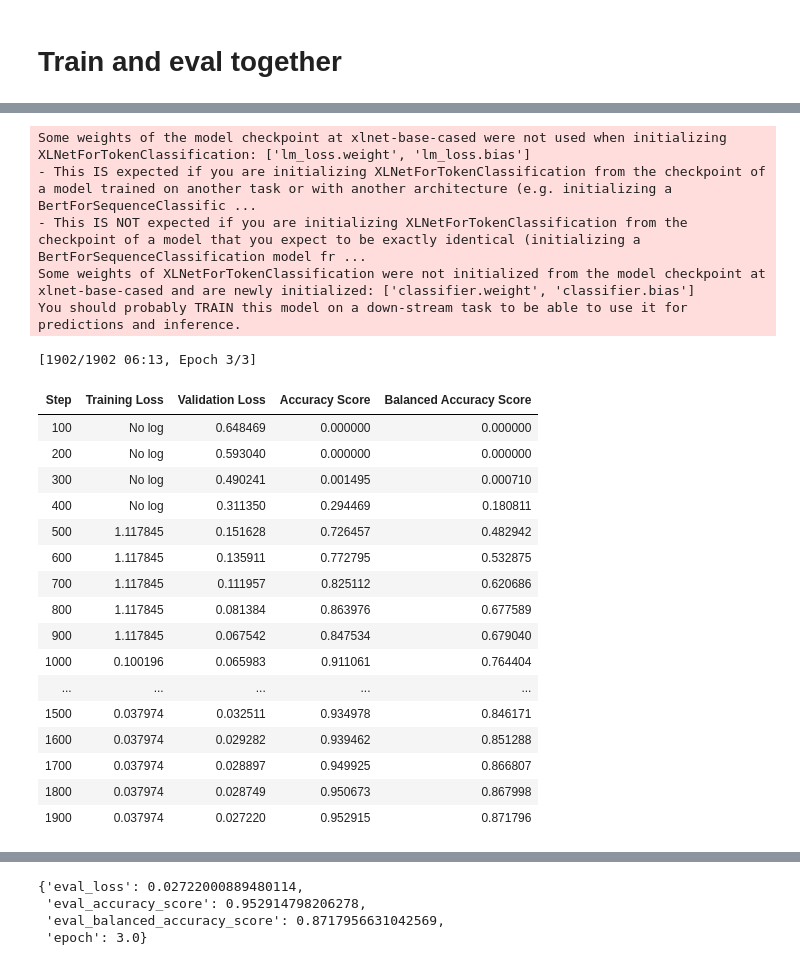
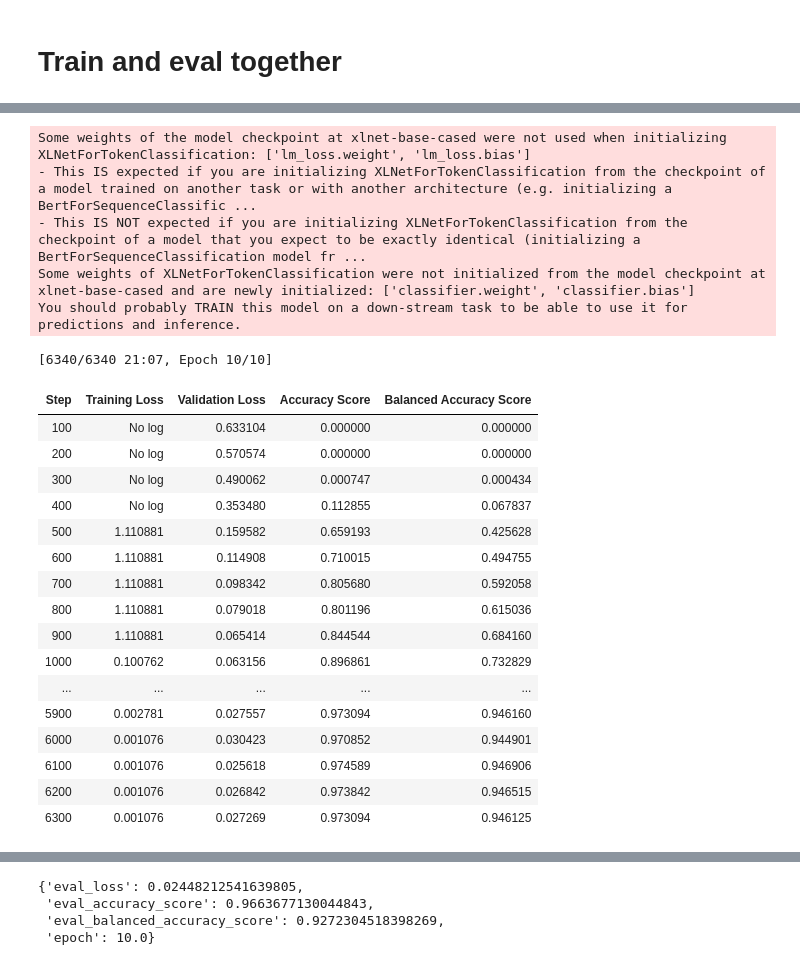
Before and after one commit to jseale/dissertation, a Jupyter notebook: Models/Baselines/WHD_transformers/XLNet_variant_stratified_WHD_Disambiguation_Baseline-Multiclass.ipynb, the cells around one changed output, grey strips where cells are left out. Cells and saved outputs as stored; diff of their text form; code cells hidden in the pictures.

```diff
--- a/Models/Baselines/WHD_transformers/XLNet_variant_stratified_WHD_Disambiguation_Baseline-Multiclass.ipynb
+++ b/Models/Baselines/WHD_transformers/XLNet_variant_stratified_WHD_Disambiguation_Baseline-Multiclass.ipynb
@@ -37,7 +38,10 @@ DEV_TXT = WHD_XLNET_DATA + "dev.txt"
 TEST_TXT = WHD_XLNET_DATA + "test.txt"
 
 #Logging path
-LOGS = "./whd_variant_stratified_logs"
+LOGS = "./whd_variant_stratified_logs_10_epoch"
+
+#Output path
+OUTPUT_DIR = './whd-variant-stratified-xlnet-model_10_epoch'
 
 #Labels file
 LABELS = WHD_XLNET_DATA + "labels.txt"
@@ -49,14 +53,17 @@ LABELS = WHD_XLNET_DATA + "labels.txt"
 # Model Variables
 MAX_LENGTH = 128 #@param {type: "integer"}
 BATCH_SIZE = 16 #@param {type: "integer"}
-NUM_EPOCHS = 3 #@param {type: "integer"}
+NUM_EPOCHS = 10 #@param {type: "integer"}
 SAVE_STEPS = 100 #@param {type: "integer"}
 LOGGING_STEPS = 100 #@param {type: "integer"}
-SEED_1 = 15
-SEED = 42 #@param {type: "integer"}
-SEED_2 = 30
-SEED_3 = 1234
-SEED_4 = 500
+SEED_1 = random.randrange(10000)
+print(SEED_1)
+SEED_2 = random.randrange(10000)
+print(SEED_2)
+SEED_3 = random.randrange(10000)
+print(SEED_3)
+SEED_4 = random.randrange(10000)
+print(SEED_4)
 STEPS = "steps"
 EVAL_STEPS = 100
 WARMUP_STEPS = 500
@@ -498,58 +509,58 @@ model.to(device)
 
 training_args = TrainingArguments(
     load_best_model_at_end=True,
-    output_dir='./whd-variant-stratfied-model',    # output directory
+    output_dir=OUTPUT_DIR,    # output directory
     num_train_epochs=NUM_EPOCHS,              # total # of training epochs
     per_device_train_batch_size=BATCH_SIZE,   # batch size per device during training
     per_device_eval_batch_size=BATCH_SIZE,    # batch size for evaluation
     warmup_steps=WARMUP_STEPS,                # number of warmup steps for learning rate scheduler
     weight_decay=WEIGHT_DECAY,                # strength of weight decay
     logging_dir=LOGS,                         # directory for storing logs
     evaluation_strategy=STEPS,
     eval_steps=EVAL_STEPS,
     seed=SEED_2,
     overwrite_output_dir=True,
 )
 
 trainer = Trainer(
     model=model,                         # instantiated Transformers model to be trained
     args=training_args,                  # training arguments, defined above
     train_dataset=train_dataset,         # training dataset
     eval_dataset=dev_dataset,            # evaluation dataset
     compute_metrics=compute_metrics
 )
 
 trainer.train()
 trainer.evaluate()
 # %% [output]
 Some weights of the model checkpoint at xlnet-base-cased were not used when initializing XLNetForTokenClassification: ['lm_loss.weight', 'lm_loss.bias']
 - This IS expected if you are initializing XLNetForTokenClassification from the checkpoint of a model trained on another task or with another architecture (e.g. initializing a BertForSequenceClassific ...
 - This IS NOT expected if you are initializing XLNetForTokenClassification from the checkpoint of a model that you expect to be exactly identical (initializing a BertForSequenceClassification model fr ...
 Some weights of XLNetForTokenClassification were not initialized from the model checkpoint at xlnet-base-cased and are newly initialized: ['classifier.weight', 'classifier.bias']
 You should probably TRAIN this model on a down-stream task to be able to use it for predictions and inference.
-[1902/1902 06:13, Epoch 3/3]
+[6340/6340 21:07, Epoch 10/10]
 | Step | Training Loss | Validation Loss | Accuracy Score | Balanced Accuracy Score |
-| 100 | No log | 0.648469 | 0.000000 | 0.000000 |
-| 200 | No log | 0.593040 | 0.000000 | 0.000000 |
-| 300 | No log | 0.490241 | 0.001495 | 0.000710 |
-| 400 | No log | 0.311350 | 0.294469 | 0.180811 |
-| 500 | 1.117845 | 0.151628 | 0.726457 | 0.482942 |
-| 600 | 1.117845 | 0.135911 | 0.772795 | 0.532875 |
-| 700 | 1.117845 | 0.111957 | 0.825112 | 0.620686 |
-| 800 | 1.117845 | 0.081384 | 0.863976 | 0.677589 |
-| 900 | 1.117845 | 0.067542 | 0.847534 | 0.679040 |
-| 1000 | 0.100196 | 0.065983 | 0.911061 | 0.764404 |
+| 100 | No log | 0.633104 | 0.000000 | 0.000000 |
+| 200 | No log | 0.570574 | 0.000000 | 0.000000 |
+| 300 | No log | 0.490062 | 0.000747 | 0.000434 |
+| 400 | No log | 0.353480 | 0.112855 | 0.067837 |
+| 500 | 1.110881 | 0.159582 | 0.659193 | 0.425628 |
+| 600 | 1.110881 | 0.114908 | 0.710015 | 0.494755 |
+| 700 | 1.110881 | 0.098342 | 0.805680 | 0.592058 |
+| 800 | 1.110881 | 0.079018 | 0.801196 | 0.615036 |
+| 900 | 1.110881 | 0.065414 | 0.844544 | 0.684160 |
+| 1000 | 0.100762 | 0.063156 | 0.896861 | 0.732829 |
 | ... | ... | ... | ... | ... |
-| 1500 | 0.037974 | 0.032511 | 0.934978 | 0.846171 |
-| 1600 | 0.037974 | 0.029282 | 0.939462 | 0.851288 |
-| 1700 | 0.037974 | 0.028897 | 0.949925 | 0.866807 |
-| 1800 | 0.037974 | 0.028749 | 0.950673 | 0.867998 |
-| 1900 | 0.037974 | 0.027220 | 0.952915 | 0.871796 |
+| 5900 | 0.002781 | 0.027557 | 0.973094 | 0.946160 |
+| 6000 | 0.001076 | 0.030423 | 0.970852 | 0.944901 |
+| 6100 | 0.001076 | 0.025618 | 0.974589 | 0.946906 |
+| 6200 | 0.001076 | 0.026842 | 0.973842 | 0.946515 |
+| 6300 | 0.001076 | 0.027269 | 0.973094 | 0.946125 |
 [interactive output not drawn]
-{'eval_loss': 0.02722000889480114,
- 'eval_accuracy_score': 0.952914798206278,
- 'eval_balanced_accuracy_score': 0.8717956631042569,
- 'epoch': 3.0}
+{'eval_loss': 0.02448212541639805,
+ 'eval_accuracy_score': 0.9663677130044843,
+ 'eval_balanced_accuracy_score': 0.9272304518398269,
+ 'epoch': 10.0}
 # %%
 #WITH SEED_3
 #Instantiate model, training args and trainer; train and evaluate
```
Also changed, not shown: parts of 11 cells of this notebook, 12 other files.
